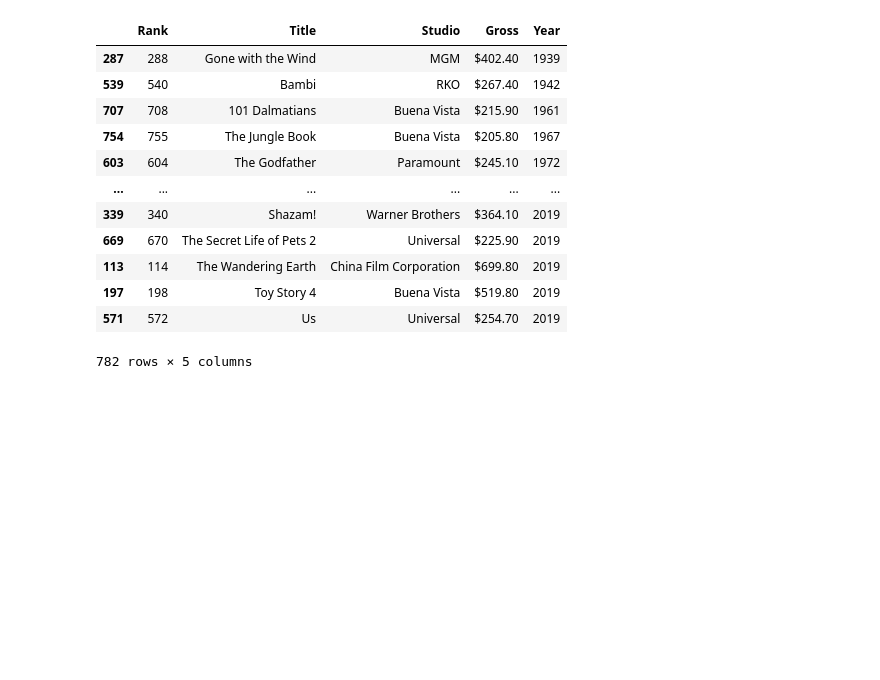
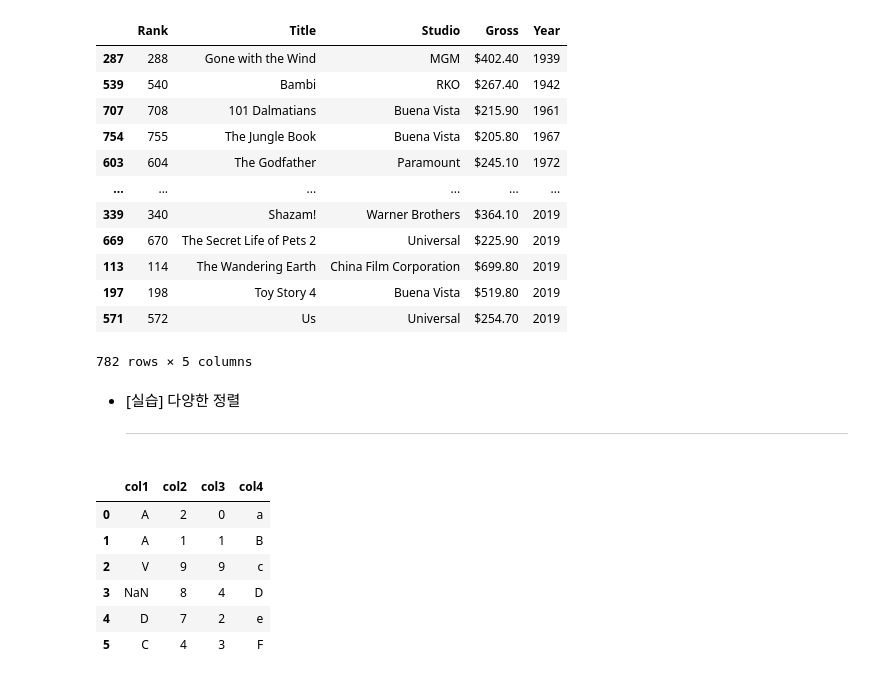
Before and after one commit to Schubert3275/KDT-Pandas_Study, a Jupyter notebook: DAY_03/es_DataFrame_sort.ipynb, the cells around one changed output. Cells and saved outputs as stored; diff of their text form; code cells hidden in the pictures; blank space fills up the shorter version.

```diff
--- a/DAY_03/es_DataFrame_sort.ipynb
+++ b/DAY_03/es_DataFrame_sort.ipynb
@@ -175,3 +179,23 @@ movieDF.sort_values(by=['Year', 'Title'])
 | 197 | 198 | Toy Story 4 | Buena Vista | $519.80 | 2019 |
 | 571 | 572 | Us | Universal | $254.70 | 2019 |
 782 rows × 5 columns
+# %% [markdown]
+- [실습] 다양한 정렬 <hr>
+# %%
+from math import nan  # nan : Not a Number 빈칸 의미
+
+data = {'col1': ['A', 'A', 'V', nan, 'D', 'C'],
+        'col2': [2, 1, 9, 8, 7 ,4],
+        'col3': [0, 1, 9, 4, 2, 3],
+        'col4': ['a', 'B', 'c', 'D', 'e', 'F']}
+# %%
+dataDF = pd.DataFrame(data)
+dataDF
+# %% [output]
+|  | col1 | col2 | col3 | col4 |
+| 0 | A | 2 | 0 | a |
+| 1 | A | 1 | 1 | B |
+| 2 | V | 9 | 9 | c |
+| 3 | NaN | 8 | 4 | D |
+| 4 | D | 7 | 2 | e |
+| 5 | C | 4 | 3 | F |
```
Also changed, not shown: parts of 9 cells of this notebook, 1 other file.
